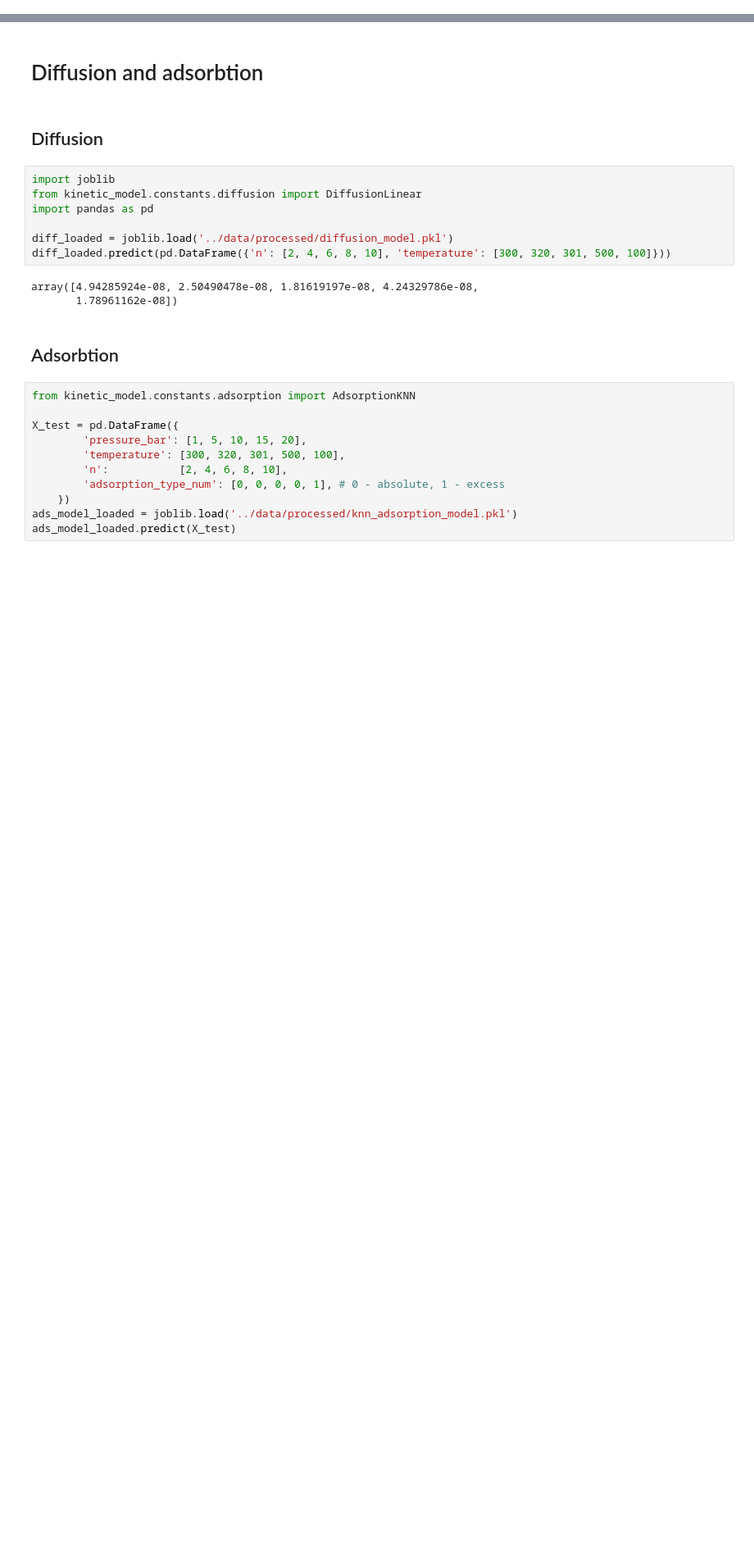
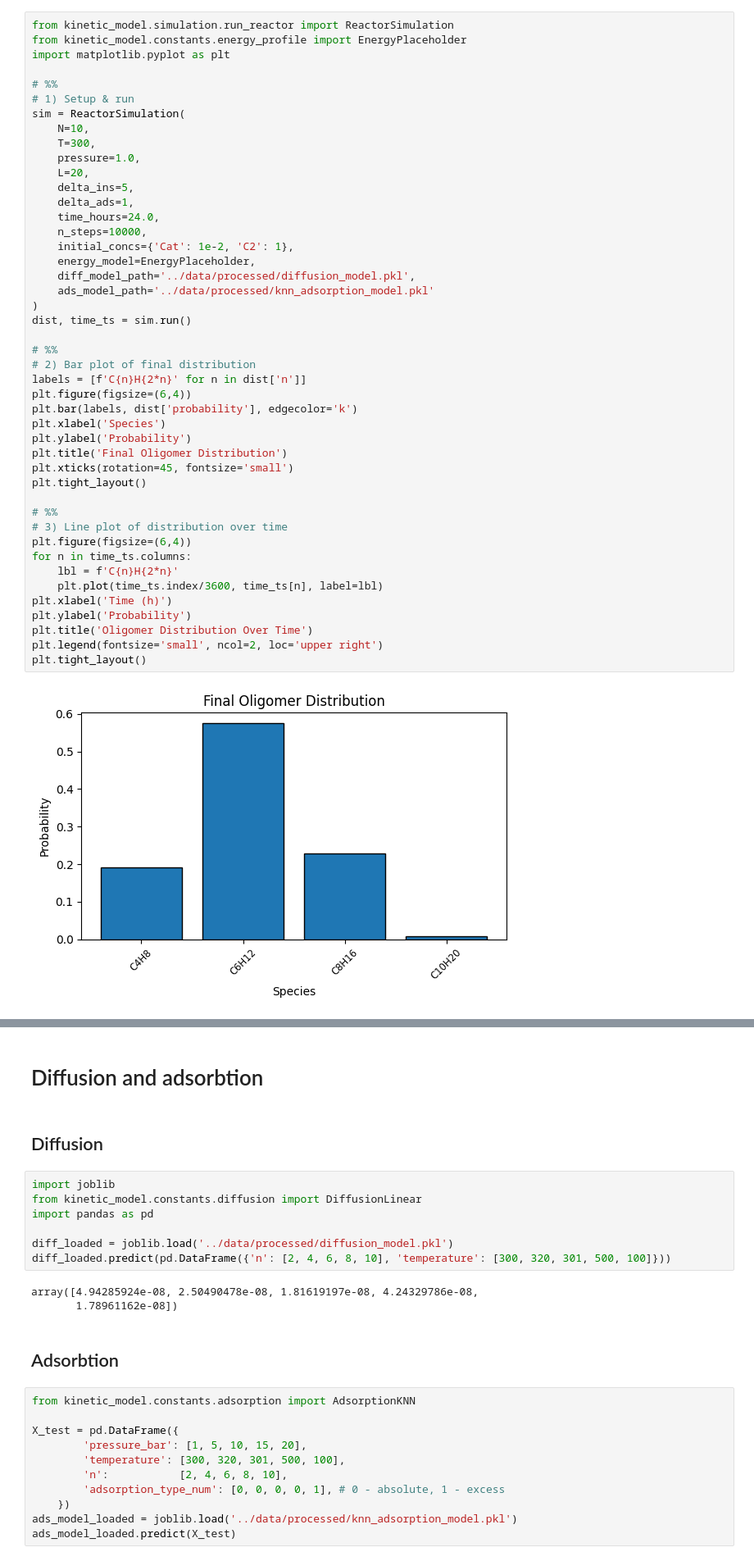
Before and after one commit to multiscale-modelling/kinetic_model, a Jupyter notebook: examples/test_soft.ipynb, the cells around one changed output, grey strips where cells are left out. Shown at 82% size. Drawn from its saved outputs; the diff is of its cells as text; blank space fills up the shorter version.

Commit message:
last basic model

```diff
--- a/examples/test_soft.ipynb
+++ b/examples/test_soft.ipynb
@@ -5,0 +3,47 @@ import matplotlib.pyplot as plt
+# %%
+from kinetic_model.simulation.run_reactor import ReactorSimulation
+from kinetic_model.constants.energy_profile import EnergyPlaceholder
+import matplotlib.pyplot as plt
+
+# %%
+# 1) Setup & run
+sim = ReactorSimulation(
+    N=10,
+    T=300,
+    pressure=1.0,
+    L=20,
+    delta_ins=5,
+    delta_ads=1,
+    time_hours=24.0,
+    n_steps=10000,
+    initial_concs={'Cat': 1e-2, 'C2': 1},
+    energy_model=EnergyPlaceholder,
+    diff_model_path='../data/processed/diffusion_model.pkl',
+    ads_model_path='../data/processed/knn_adsorption_model.pkl'
+)
+dist, time_ts = sim.run()
+
+# %%
+# 2) Bar plot of final distribution
+labels = [f'C{n}H{2*n}' for n in dist['n']]
+plt.figure(figsize=(6,4))
+plt.bar(labels, dist['probability'], edgecolor='k')
+plt.xlabel('Species')
+plt.ylabel('Probability')
+plt.title('Final Oligomer Distribution')
+plt.xticks(rotation=45, fontsize='small')
+plt.tight_layout()
+
+# %%
+# 3) Line plot of distribution over time
+plt.figure(figsize=(6,4))
+for n in time_ts.columns:
+    lbl = f'C{n}H{2*n}'
+    plt.plot(time_ts.index/3600, time_ts[n], label=lbl)
+plt.xlabel('Time (h)')
+plt.ylabel('Probability')
+plt.title('Oligomer Distribution Over Time')
+plt.legend(fontsize='small', ncol=2, loc='upper right')
+plt.tight_layout()
+# %% [output]
+[figure, added]
```
Also changed, not shown: parts of 9 cells of this notebook, 7 other files.
